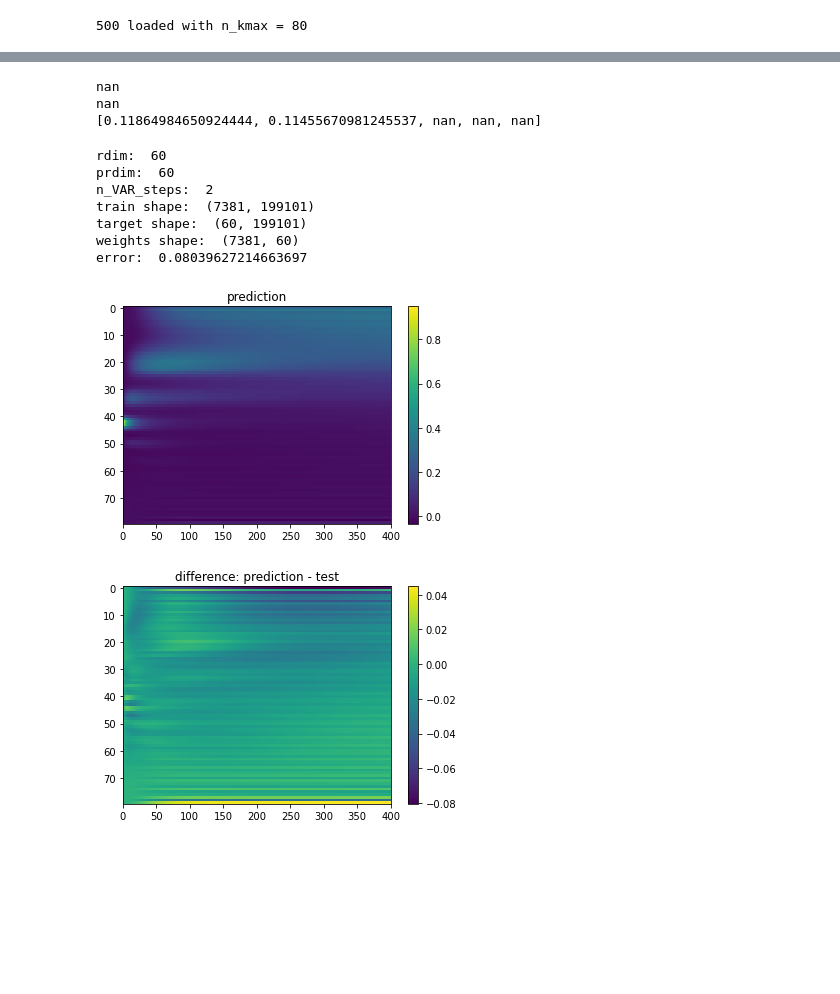
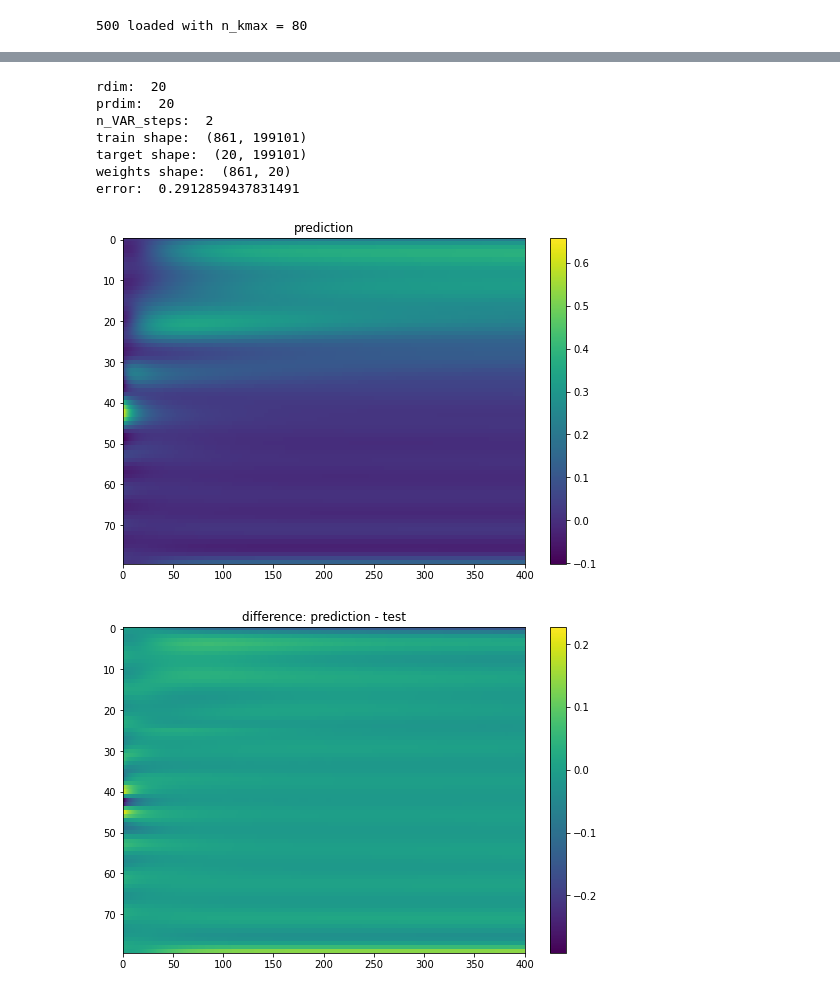
Before and after one commit to stmeinecke/derrom, a Jupyter notebook: ELPH-ML_RDNLVAR_FFT.ipynb, the cells around one changed output, grey strips where cells are left out. Drawn from its saved outputs; the diff is of its cells as text; code cells hidden in the pictures; blank space fills up the shorter version.

```diff
--- a/ELPH-ML_RDNLVAR_FFT.ipynb
+++ b/ELPH-ML_RDNLVAR_FFT.ipynb
@@ -2,8 +2,13 @@
 %load_ext autoreload
 %autoreload 2
 
+%matplotlib notebook
+
 import numpy as np
+
 import matplotlib.pyplot as plt
+plt.rcParams['figure.figsize'] = [9, 6]
+
 import sys
 
 sys.path.append("incl/")
@@ -55,7 +60,7 @@ dim_reducer = ELPH_Dim_Reducer.FFT()
 VAR_transformer = ELPH_VAR_Transformer.polynomial_features(order=2)
 
 model = RDNLVAR(runs)
-model.train(rdim=20, prdim = 30, n_VAR_steps=2, intercept=True, optimizer=optimizer, scaler=scaler, dim_reducer=dim_reducer, VAR_transformer=VAR_transformer)
+model.train(rdim=10, prdim = 10, n_VAR_steps=2, intercept=True, optimizer=optimizer, scaler=scaler, dim_reducer=dim_reducer, VAR_transformer=VAR_transformer)
 model.print_status()
 
 plt.imshow(model.w, aspect='auto', interpolation='none')
@@ -98,7 +103,7 @@ scaler = ELPH_Scaler.normalize_scaler(0.5)
 dim_reducer = ELPH_Dim_Reducer.FFT()
 VAR_transformer = ELPH_VAR_Transformer.polynomial_features(order=2)
 
-train_kwargs = {'rdim':60, 'prdim':60, 'n_VAR_steps':2, 'intercept':True, 'full_hist':False, 'optimizer':optimizer, 'scaler':scaler, 'dim_reducer':dim_reducer, 'VAR_transformer':VAR_transformer }
+train_kwargs = {'rdim':10, 'prdim':10, 'n_VAR_steps':2, 'intercept':True, 'full_hist':False, 'optimizer':optimizer, 'scaler':scaler, 'dim_reducer':dim_reducer, 'VAR_transformer':VAR_transformer }
 score_kwargs = {'norm':'max'}
 
 
@@ -106,52 +111,48 @@ m,s = ELPH_utils.get_KFold_CV_scores(model, runs, folds=5, seed=817, score_kwarg
 print(m)
 print(np.std(s))
 print(s)
-# %% [output]
-nan
-nan
-[0.11864984650924444, 0.11455670981245537, nan, nan, nan]
 # %%
 optimizer = ELPH_Optimizer.ridge(alpha=10.**-0.5)
 scaler = ELPH_Scaler.normalize_scaler(0.5)
-dim_reducer = ELPH_Dim_Reducer.FFT()
+dim_reducer = ELPH_Dim_Reducer.FFT(sorted=False)
 VAR_transformer = ELPH_VAR_Transformer.polynomial_features(order=2)
 
 train_runs = runs[::1]
 test_run = train_runs.pop(85)
 
 model.load_runs(train_runs)
-model.train(rdim=60, prdim = 60, n_VAR_steps=2, intercept=True, optimizer=optimizer, scaler=scaler, dim_reducer=dim_reducer, VAR_transformer=VAR_transformer)
+model.train(rdim=20, prdim = 20, n_VAR_steps=2, intercept=True, optimizer=optimizer, scaler=scaler, dim_reducer=dim_reducer, VAR_transformer=VAR_transformer)
 
 model.print_status()
 
 
 print('error: ', model.get_error(test_run, norm='max') )
 
 pred = model.predict_single_run(test_run)
 
 xmax = runs[0].shape[1]
 
 plt.imshow(pred, aspect='auto', interpolation='none')
 plt.colorbar()
 plt.title('prediction')
 plt.xlim(0,xmax)
 plt.show()
 
 plt.imshow(pred-test_run, aspect='auto', interpolation='none')
 plt.colorbar()
 plt.title('difference: prediction - test')
 plt.xlim(0,xmax)
 plt.show()
 # %% [output]
-rdim:  60
-prdim:  60
+rdim:  20
+prdim:  20
 n_VAR_steps:  2
-train shape:  (7381, 199101)
-target shape:  (60, 199101)
-weights shape:  (7381, 60)
-error:  0.08039627214663697
+train shape:  (861, 199101)
+target shape:  (20, 199101)
+weights shape:  (861, 20)
+error:  0.2912859437831491
-[figure, old version]
+[figure, new version]
-[figure, old version]
+[figure, new version]
 # %%
 colors = plt.get_cmap('inferno')
 
```
Also changed, not shown: parts of 4 cells of this notebook, 1 other file.
